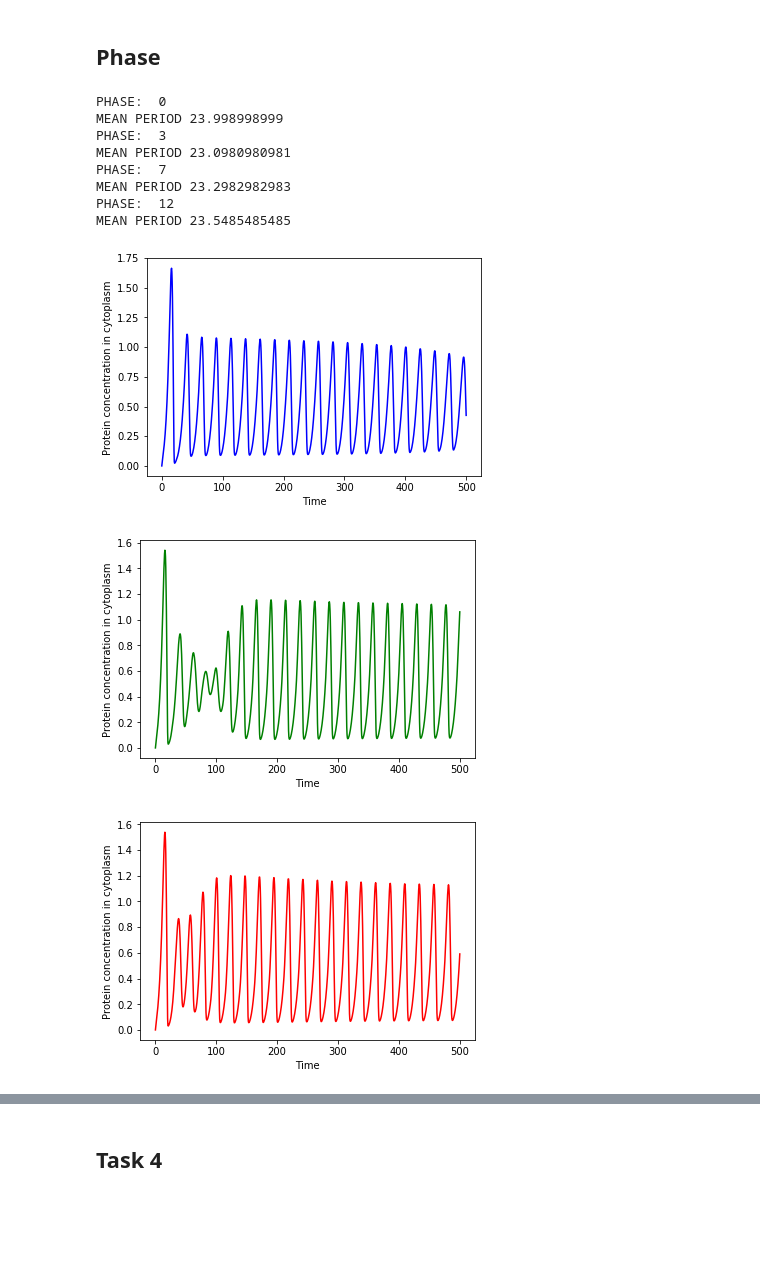
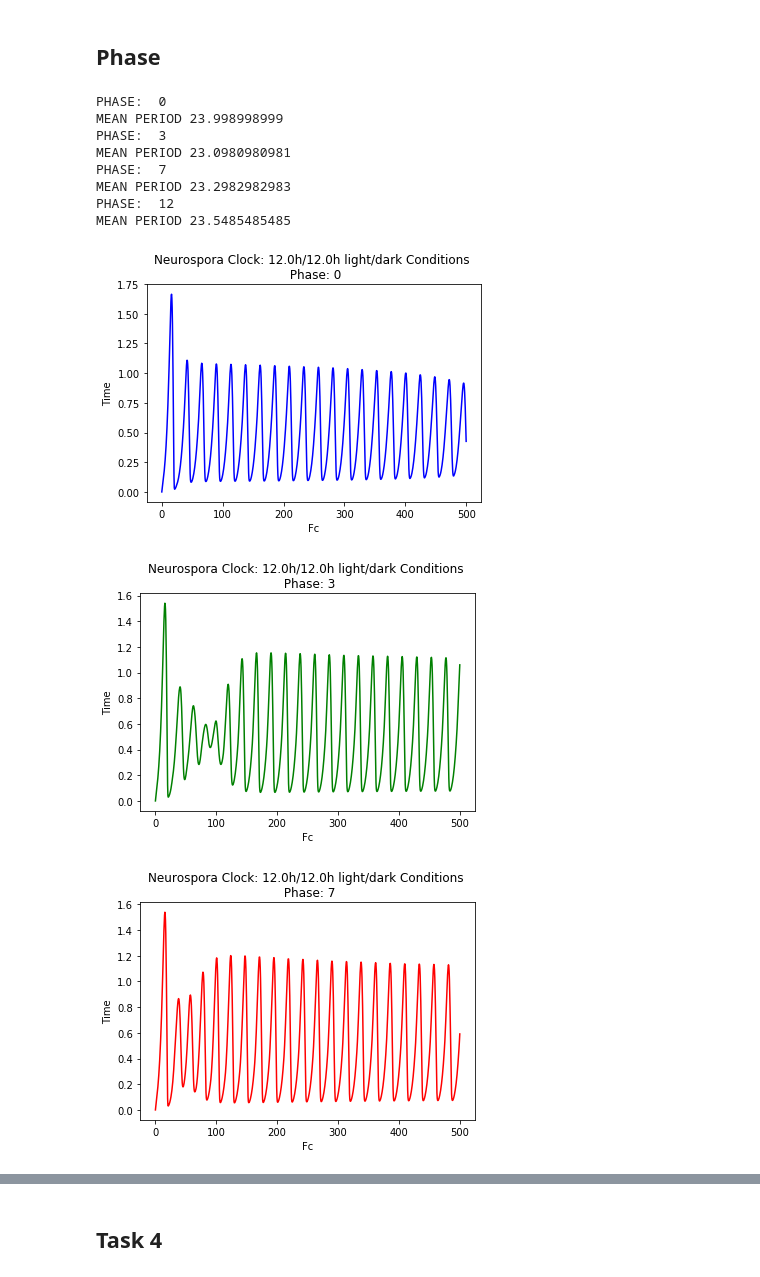
Before and after one commit to Icxa/LabTasks5-16March, a Jupyter notebook: Modeling and Simulation Lab Tasks Part 1.ipynb, the cells around one changed output, grey strips where cells are left out. Saved outputs shown, nothing was run; the diff lists cells and outputs as text; code cells hidden in the pictures; blank space fills up the shorter version.

```diff
--- a/Modeling and Simulation Lab Tasks Part 1.ipynb
+++ b/Modeling and Simulation Lab Tasks Part 1.ipynb
@@ -738,35 +738,36 @@ for x in phases:
     # Plot using the parameters that produce 24 h
     results = odeint(periodVaryingVsStepPhase, state0, t, args=(step, light, dark, x))
     Marray = results[:,0]
     Fcarray = results[:,1]
     Fnarray = results[:,2]
     meanP = calculatePeriod(Fcarray,t)
     print("MEAN PERIOD",meanP)
     plt.figure()
     if x == 0:
         color = "blue"
 
     elif x == 3:
         color = "green"
 
     elif x==7:
         color = "red"
 
     else:
         color = "purple"
+    plt.title('Neurospora Clock: ' + str(light) + 'h/' + str(dark) + 'h light/dark Conditions \n Phase: ' + str(x))
     plt.plot(t, Fcarray, color)
-    plt.xlabel("Time")
-    plt.ylabel("Protein concentration in cytoplasm")
+    plt.xlabel("Fc")
+    plt.ylabel("Time")
 plt.show()
 # %% [output]
 PHASE:  0
 MEAN PERIOD 23.998998999
 PHASE:  3
 MEAN PERIOD 23.0980980981
 PHASE:  7
 MEAN PERIOD 23.2982982983
 PHASE:  12
 MEAN PERIOD 23.5485485485
-[figure, old version]
+[figure, new version]
-[figure, old version]
+[figure, new version]
-[figure, old version]
+[figure, new version]
```
Also changed, not shown: parts of 2 cells of this notebook.
